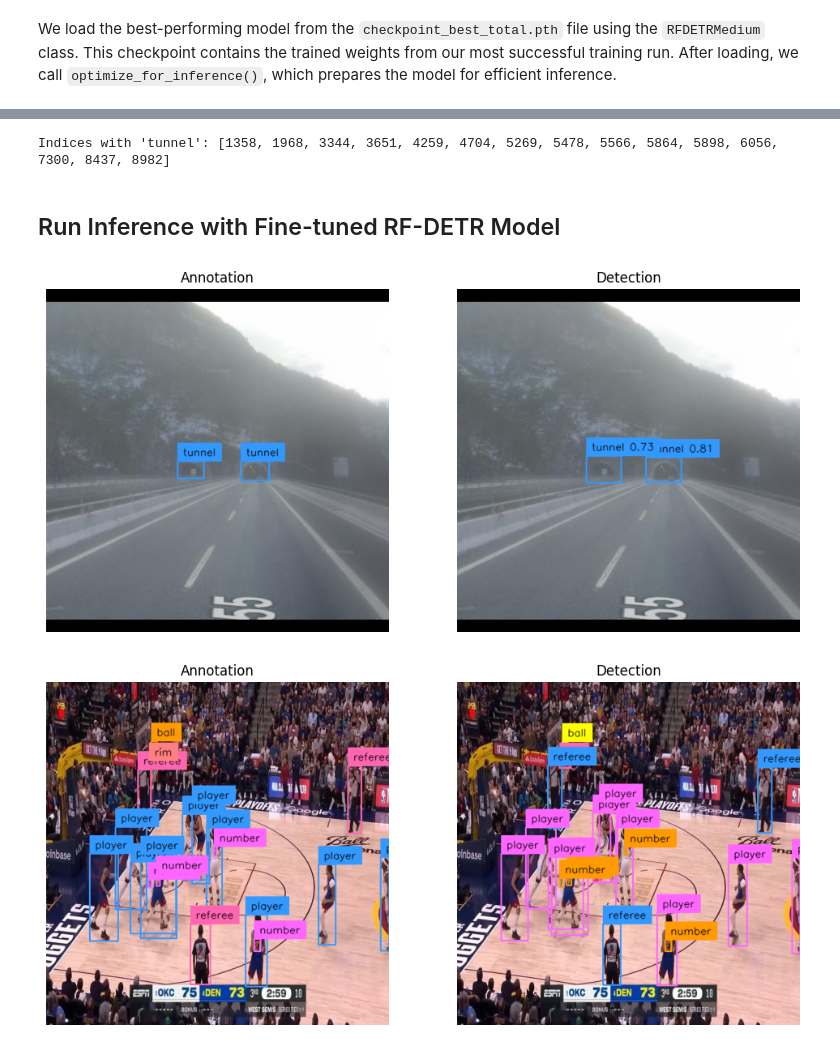
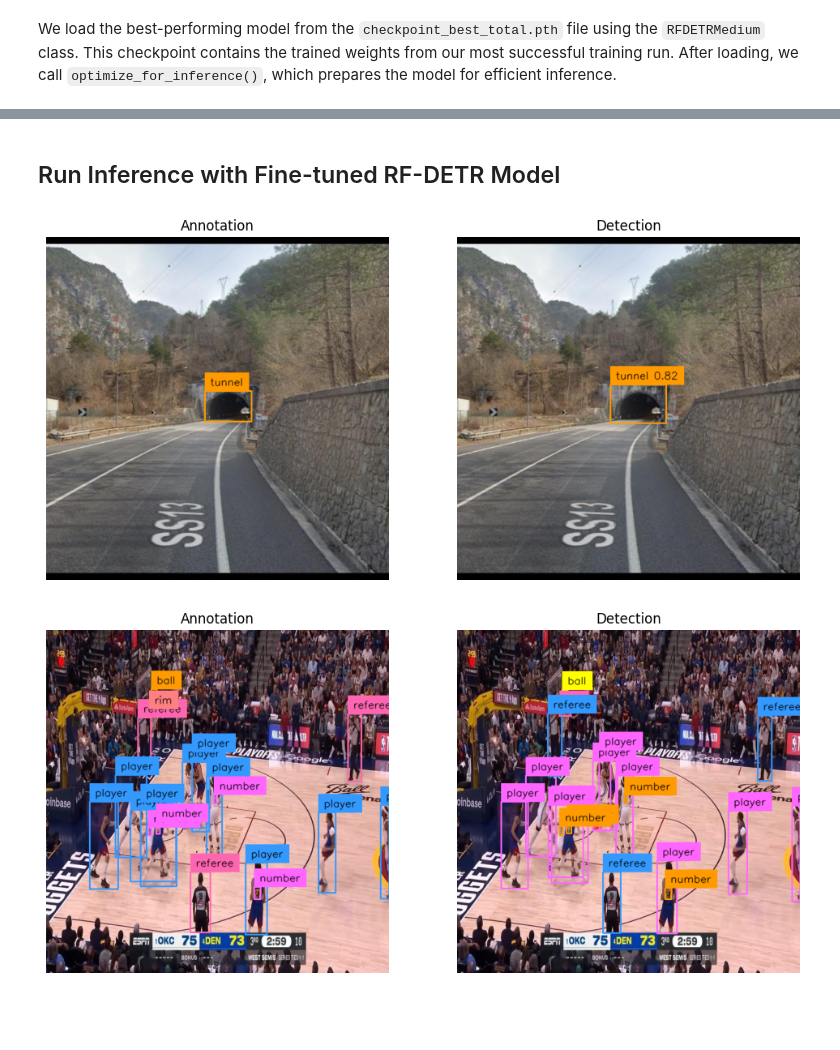
Before and after one commit to AnnaKhadisova/IAV_work, a Jupyter notebook: notebooks/how-to-finetune-rf-detr-on-detection-dataset.ipynb, the cells around one changed output, grey strips where cells are left out. Drawn from its saved outputs; the diff is of its cells as text; code cells hidden in the pictures; blank space fills up the shorter version.

Commit message:
the last version with niraml dataset

```diff
--- a/notebooks/how-to-finetune-rf-detr-on-detection-dataset.ipynb
+++ b/notebooks/how-to-finetune-rf-detr-on-detection-dataset.ipynb
@@ -357,15 +363,3 @@ Average Precision (AP) @[ IoU=0.50:0.95 | area= large | maxDets=100 ]
-# %%
-# Loop through your dataset and find where "tunnel" appears
-tunnel_indices = []
-
-for i, (path, image, annotations) in enumerate(ds):
-    class_names = [ds.classes[cid] for cid in annotations.class_id]
-    if "tunnel" in class_names:
-        tunnel_indices.append(i)
-
-print("Indices with 'tunnel':", tunnel_indices)
-# %% [output]
-Indices with 'tunnel': [1358, 1968, 3344, 3651, 4259, 4704, 5269, 5478, 5566, 5864, 5898, 6056, 7300, 8437, 8982]
 # %% [markdown]
 ## Run Inference with Fine-tuned RF-DETR Model
 # %%
@@ -373,7 +367,7 @@ from rfdetr import RFDETRBase
 import supervision as sv
 from PIL import Image
 
-path, image, annotations = ds[6056]
+path, image, annotations = ds[9]
 image = Image.open(path)
 
 detections = model.predict(image, threshold=0.5)
@@ -386,34 +380,34 @@ color = sv.ColorPalette.from_hex([
 ])
 
 bbox_annotator = sv.BoxAnnotator(color=color,thickness=thickness)
 label_annotator = sv.LabelAnnotator(
     color=color,
     text_color=sv.Color.BLACK,
     text_scale=text_scale)
 
 annotations_labels = [
     f"{ds.classes[class_id]}"
     for class_id
     in annotations.class_id
 ]
 
 detections_labels = [
     f"{ds.classes[class_id]} {confidence:.2f}"
     for class_id, confidence
     in zip(detections.class_id, detections.confidence)
 ]
 
 annotation_image = image.copy()
 annotation_image = bbox_annotator.annotate(annotation_image, annotations)
 annotation_image = label_annotator.annotate(annotation_image, annotations, annotations_labels)
 
 detections_image = image.copy()
 detections_image = bbox_annotator.annotate(detections_image, detections)
 detections_image = label_annotator.annotate(detections_image, detections, detections_labels)
 
 sv.plot_images_grid(images=[annotation_image, detections_image], grid_size=(1, 2), titles=["Annotation", "Detection"])
 # %% [output]
-[figure, old version]
+[figure, new version]
 # %%
 !pip install -q inference-gpu==0.51.7
 # %%
```
Also changed, not shown: parts of 10 cells of this notebook.
